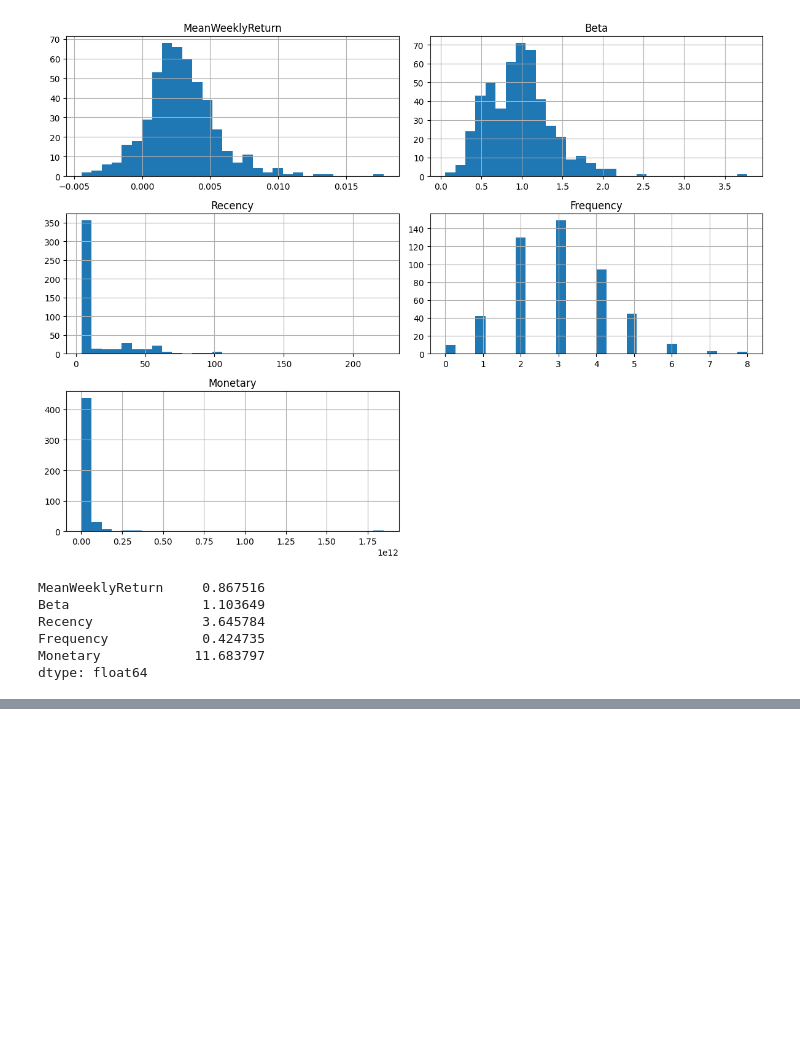
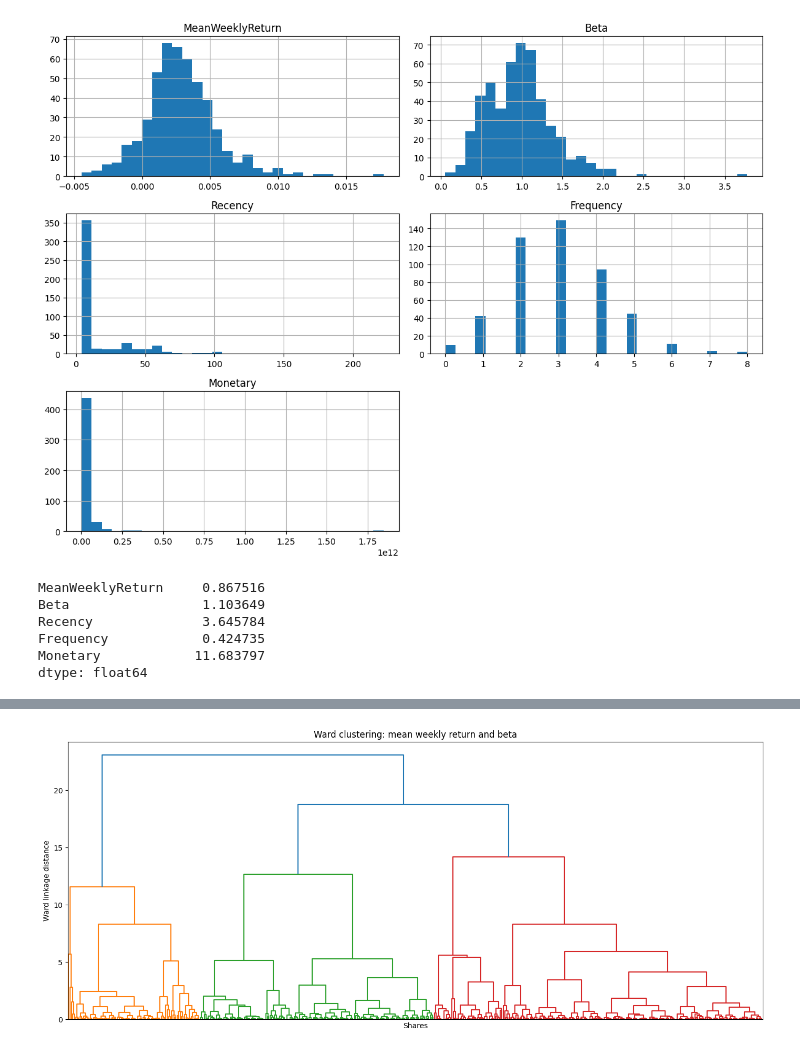
Before and after one commit to iffathsaleem/RFM-Market-Analysis-Stock-Segmentation., a Jupyter notebook: Market_Analysis_and_Stock_Segmentation_Using_RFM_CW.ipynb, the cells around one changed output, grey strips where cells are left out. Cells and saved outputs as stored; diff of their text form; code cells hidden in the pictures; blank space fills up the shorter version.

```diff
--- a/Market_Analysis_and_Stock_Segmentation_Using_RFM_CW.ipynb
+++ b/Market_Analysis_and_Stock_Segmentation_Using_RFM_CW.ipynb
@@ -722,0 +784,14 @@ dtype: float64
+# %%
+risk_hierarchy = linkage(risk_scaled, method='ward', metric='euclidean')
+rfm_hierarchy = linkage(rfm_scaled, method='ward', metric='euclidean')
+# %%
+plt.figure(figsize=(14, 6))
+dendrogram(risk_hierarchy, no_labels=True)
+plt.title('Ward clustering: mean weekly return and beta')
+plt.xlabel('Shares')
+plt.ylabel('Ward linkage distance')
+plt.tight_layout()
+plt.savefig(output_folder / 'risk_return_dendrogram.png', dpi=160)
+plt.show()
+# %% [output]
+[figure, added]
```
Also changed, not shown: parts of 71 cells of this notebook.
